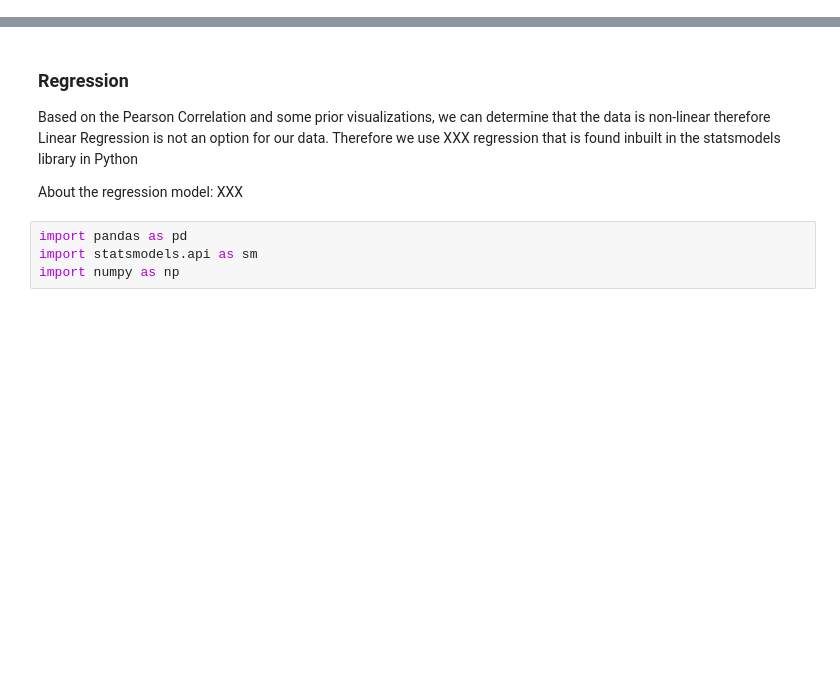
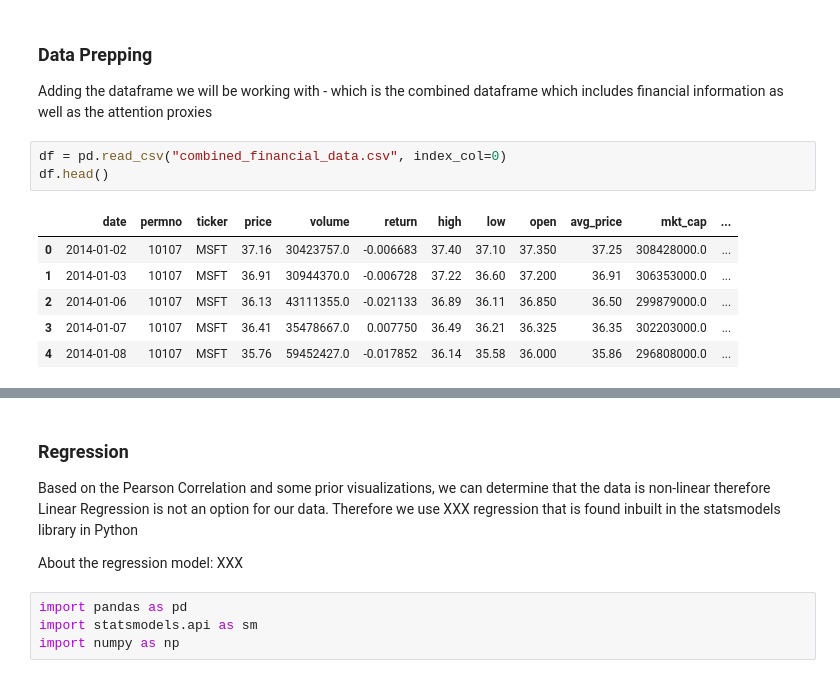
Before and after one commit to senaruetschlin/Investor_Attention, a Jupyter notebook: stats_testing.ipynb, the cells around one changed output, grey strips where cells are left out. Saved outputs shown, nothing was run; the diff lists cells and outputs as text; blank space fills up the shorter version.

```diff
--- a/stats_testing.ipynb
+++ b/stats_testing.ipynb
@@ -0,0 +5,14 @@
+# %% [markdown]
+### Data Prepping
+
+Adding the dataframe we will be working with - which is the combined dataframe which includes financial information as well as the attention proxies
+# %%
+df = pd.read_csv("combined_financial_data.csv", index_col=0)
+df.head()
+# %% [output]
+|  | date | permno | ticker | price | volume | return | high | low | open | avg_price | mkt_cap | ... |
+| 0 | 2014-01-02 | 10107 | MSFT | 37.16 | 30423757.0 | -0.006683 | 37.40 | 37.10 | 37.350 | 37.25 | 308428000.0 | ... |
+| 1 | 2014-01-03 | 10107 | MSFT | 36.91 | 30944370.0 | -0.006728 | 37.22 | 36.60 | 37.200 | 36.91 | 306353000.0 | ... |
+| 2 | 2014-01-06 | 10107 | MSFT | 36.13 | 43111355.0 | -0.021133 | 36.89 | 36.11 | 36.850 | 36.50 | 299879000.0 | ... |
+| 3 | 2014-01-07 | 10107 | MSFT | 36.41 | 35478667.0 | 0.007750 | 36.49 | 36.21 | 36.325 | 36.35 | 302203000.0 | ... |
+| 4 | 2014-01-08 | 10107 | MSFT | 35.76 | 59452427.0 | -0.017852 | 36.14 | 35.58 | 36.000 | 35.86 | 296808000.0 | ... |
```
Also changed, not shown: parts of 58 cells of this notebook, 5 other files.
